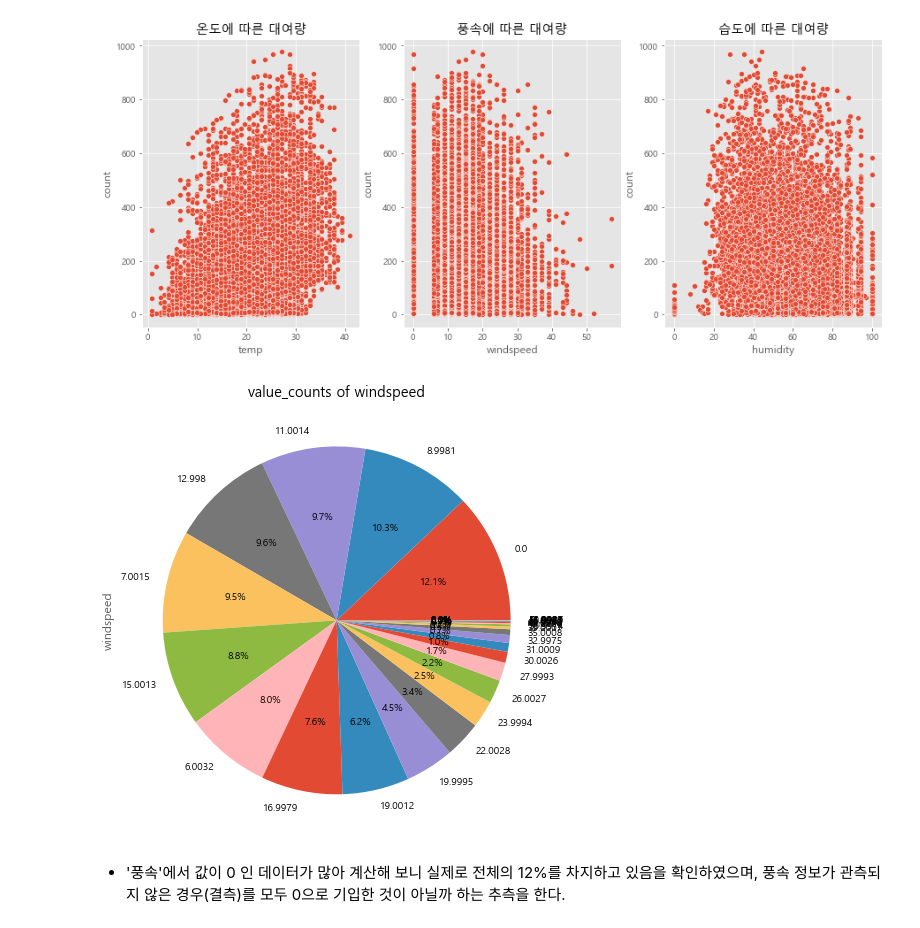
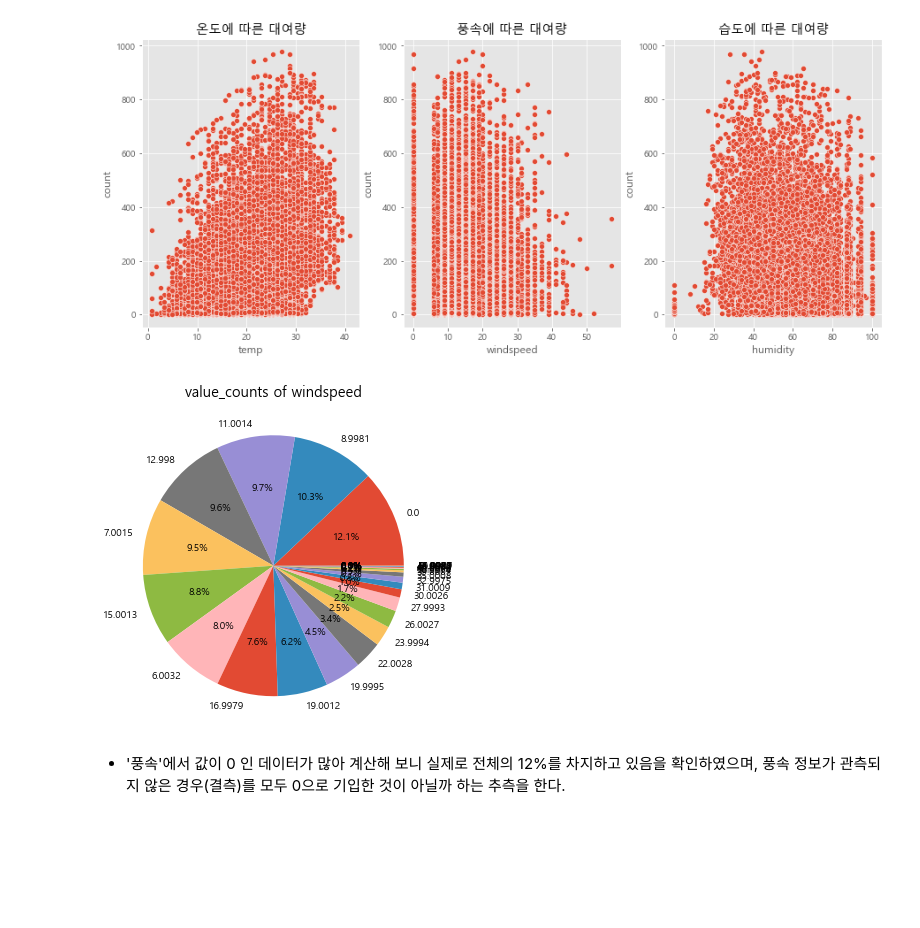
Before and after one commit to atum97/Practice, a Jupyter notebook: 자전거 수요량 예측/to-predict-the-demand-for-bike-eda.ipynb, the cells around one changed output. Drawn from its saved outputs; the diff is of its cells as text; code cells hidden in the pictures; blank space fills up the shorter version.

```diff
--- a/자전거 수요량 예측/to-predict-the-demand-for-bike-eda.ipynb
+++ b/자전거 수요량 예측/to-predict-the-demand-for-bike-eda.ipynb
@@ -151,6 +150,10 @@ train_df['weekday'] = train_df['datetime'].dt.weekday
 train_df.shape
 # %% [output]
 (10886, 19)
+# %%
+# datetime으로부터 필요한정보 모두 얻었으므로 삭제
+
+train_df.drop('datetime', axis=1, inplace=True)
 # %%
 train_df.head()
 
@@ -313,11 +322,12 @@ plt.show()
 # %% [output]
 [figure]
 # %%
-plt.figure(figsize=(8,8))
+plt.figure(figsize=(6,6))
 train_df['windspeed'].value_counts().plot(kind='pie', autopct='%1.1f%%')
 plt.title('value_counts of windspeed')
+plt.ylabel('')
 plt.show()
 # %% [output]
-[figure, old version]
+[figure, new version]
 # %% [markdown]
 * '풍속'에서 값이 0 인 데이터가 많아 계산해 보니 실제로 전체의 12%를 차지하고 있음을 확인하였으며, 풍속 정보가 관측되지 않은 경우(결측)를 모두 0으로 기입한 것이 아닐까 하는 추측을 한다.
```
Also changed, not shown: parts of 47 cells of this notebook.
